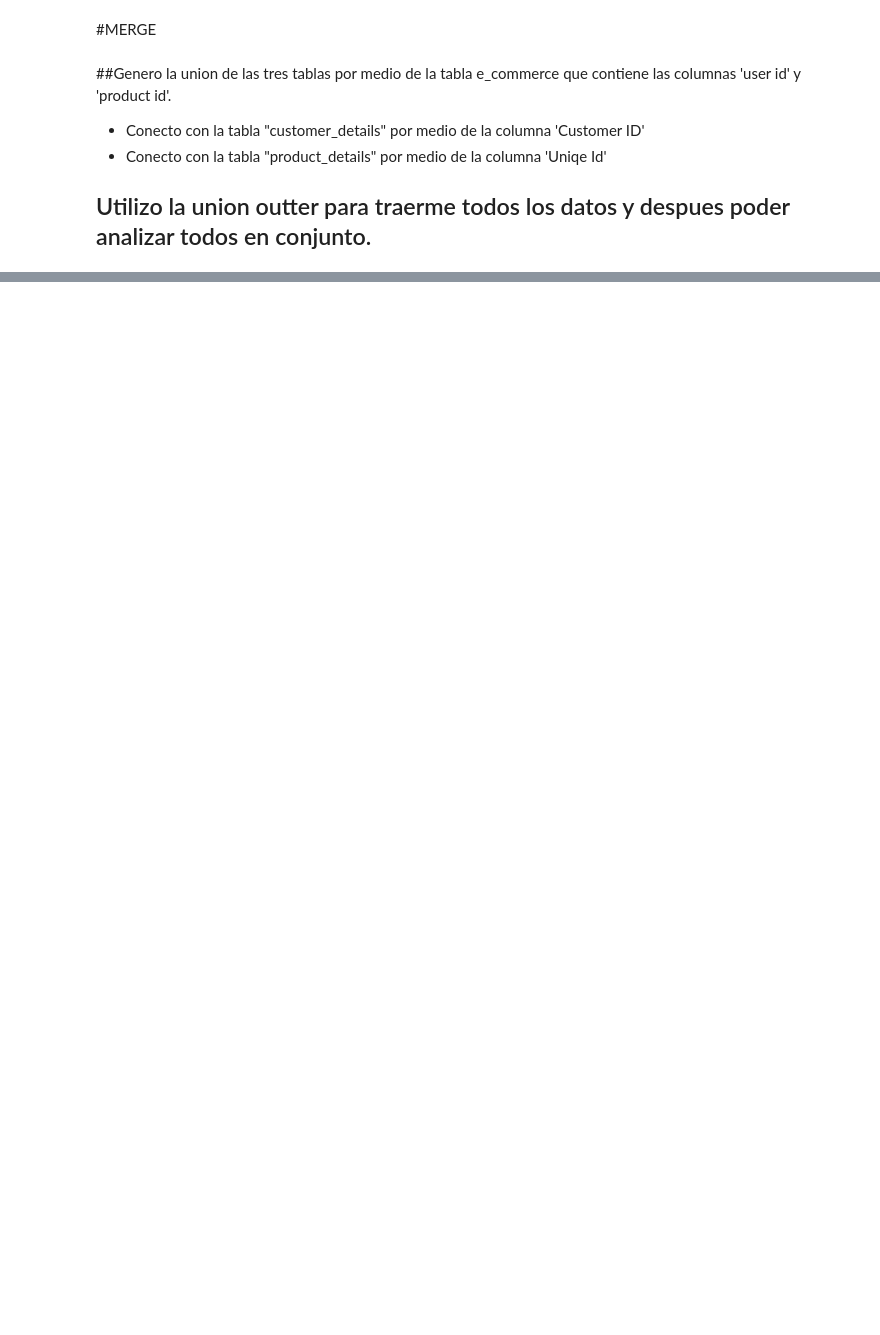
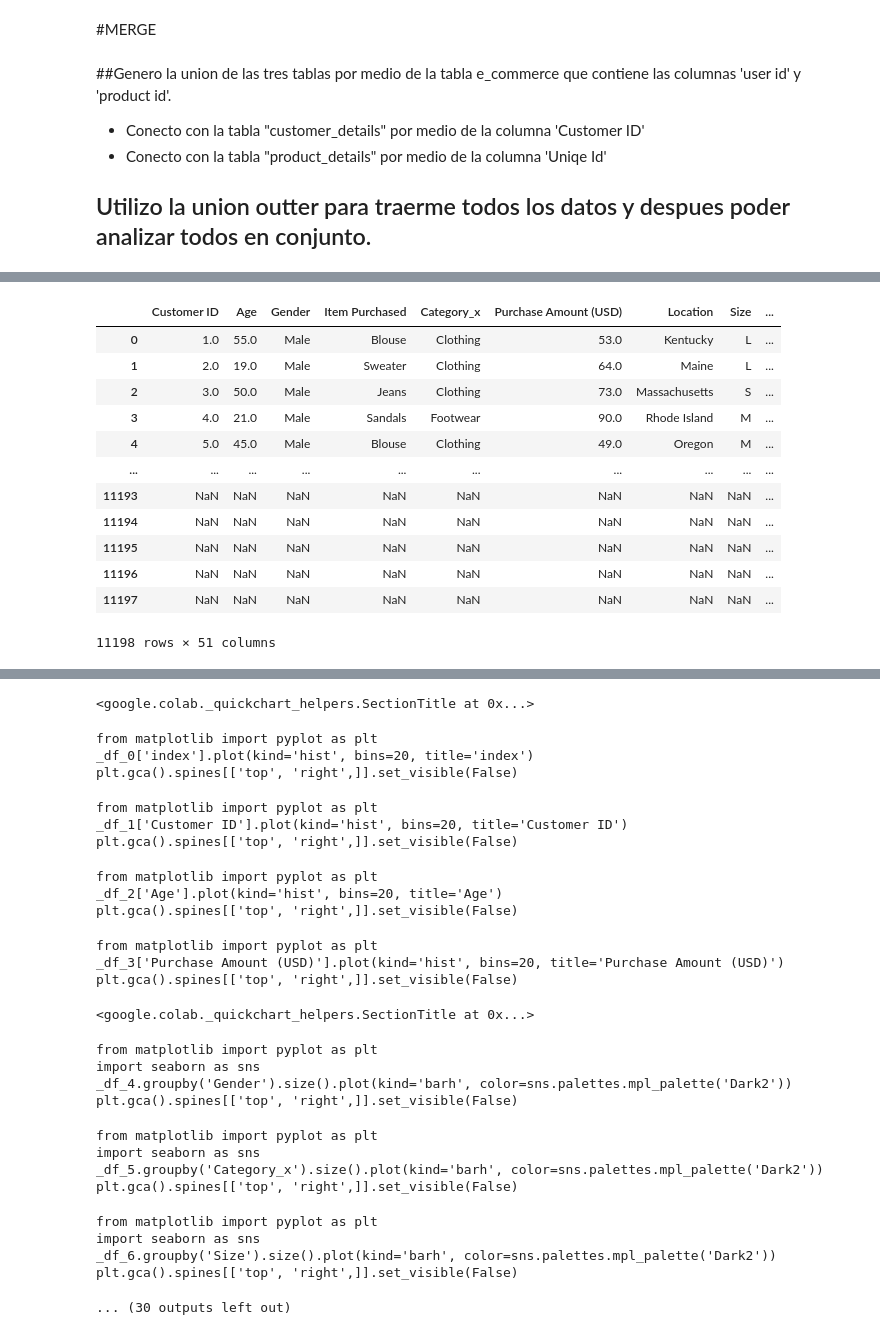
Before and after one commit to marquezlucas/ds, a Jupyter notebook: e_commerce.ipynb, the cells around one changed output, grey strips where cells are left out. Cells and saved outputs as stored; diff of their text form; code cells hidden in the pictures; blank space fills up the shorter version.

```diff
--- a/e_commerce.ipynb
+++ b/e_commerce.ipynb
@@ -247,0 +294,19 @@ dtype: int64
+# %%
+# @title Outer merge del merge anterior(merge_tpd_tec) y customer_details(tcd)
+# Genero una tabla donde esten todos los campos y así, analizar toda la información en conjunto sin dejar de lado vacios que por querer descartar rapido podría estar dejando de lado información relevante
+full_merge= pd.merge(tcd,merge_tpd_tec,left_on='Customer ID', right_on= 'user id', how='outer')
+full_merge
+# %% [output]
+|  | Customer ID | Age | Gender | Item Purchased | Category_x | Purchase Amount (USD) | Location | Size | ... |
+| 0 | 1.0 | 55.0 | Male | Blouse | Clothing | 53.0 | Kentucky | L | ... |
+| 1 | 2.0 | 19.0 | Male | Sweater | Clothing | 64.0 | Maine | L | ... |
+| 2 | 3.0 | 50.0 | Male | Jeans | Clothing | 73.0 | Massachusetts | S | ... |
+| 3 | 4.0 | 21.0 | Male | Sandals | Footwear | 90.0 | Rhode Island | M | ... |
+| 4 | 5.0 | 45.0 | Male | Blouse | Clothing | 49.0 | Oregon | M | ... |
+| ... | ... | ... | ... | ... | ... | ... | ... | ... | ... |
+| 11193 | NaN | NaN | NaN | NaN | NaN | NaN | NaN | NaN | ... |
+| 11194 | NaN | NaN | NaN | NaN | NaN | NaN | NaN | NaN | ... |
+| 11195 | NaN | NaN | NaN | NaN | NaN | NaN | NaN | NaN | ... |
+| 11196 | NaN | NaN | NaN | NaN | NaN | NaN | NaN | NaN | ... |
+| 11197 | NaN | NaN | NaN | NaN | NaN | NaN | NaN | NaN | ... |
+11198 rows × 51 columns
@@ -247,0 +314,27 @@ dtype: int64
+<google.colab._quickchart_helpers.SectionTitle at 0x...>
+from matplotlib import pyplot as plt
+_df_0['index'].plot(kind='hist', bins=20, title='index')
+plt.gca().spines[['top', 'right',]].set_visible(False)
+from matplotlib import pyplot as plt
+_df_1['Customer ID'].plot(kind='hist', bins=20, title='Customer ID')
+plt.gca().spines[['top', 'right',]].set_visible(False)
+from matplotlib import pyplot as plt
+_df_2['Age'].plot(kind='hist', bins=20, title='Age')
+plt.gca().spines[['top', 'right',]].set_visible(False)
+from matplotlib import pyplot as plt
+_df_3['Purchase Amount (USD)'].plot(kind='hist', bins=20, title='Purchase Amount (USD)')
+plt.gca().spines[['top', 'right',]].set_visible(False)
+<google.colab._quickchart_helpers.SectionTitle at 0x...>
+from matplotlib import pyplot as plt
+import seaborn as sns
+_df_4.groupby('Gender').size().plot(kind='barh', color=sns.palettes.mpl_palette('Dark2'))
+plt.gca().spines[['top', 'right',]].set_visible(False)
+from matplotlib import pyplot as plt
+import seaborn as sns
+_df_5.groupby('Category_x').size().plot(kind='barh', color=sns.palettes.mpl_palette('Dark2'))
+plt.gca().spines[['top', 'right',]].set_visible(False)
+from matplotlib import pyplot as plt
+import seaborn as sns
+_df_6.groupby('Size').size().plot(kind='barh', color=sns.palettes.mpl_palette('Dark2'))
+plt.gca().spines[['top', 'right',]].set_visible(False)
+... (30 outputs left out)
```
Also changed, not shown: parts of 12 cells of this notebook.
